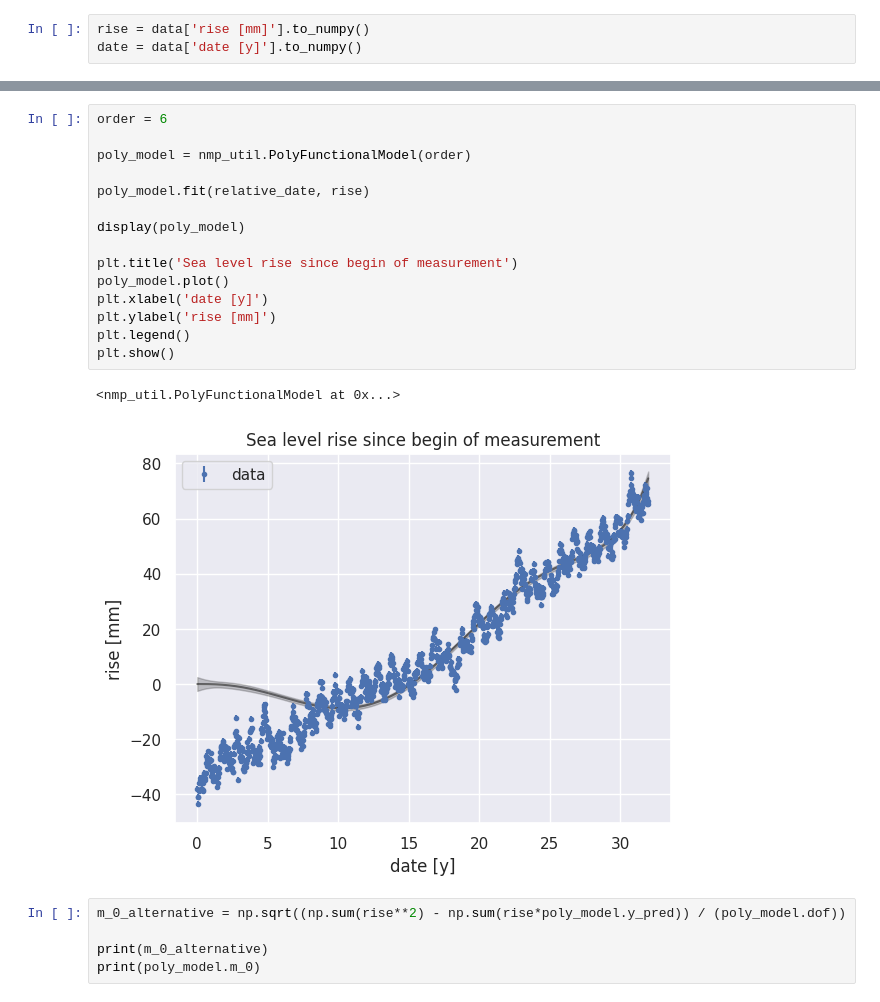
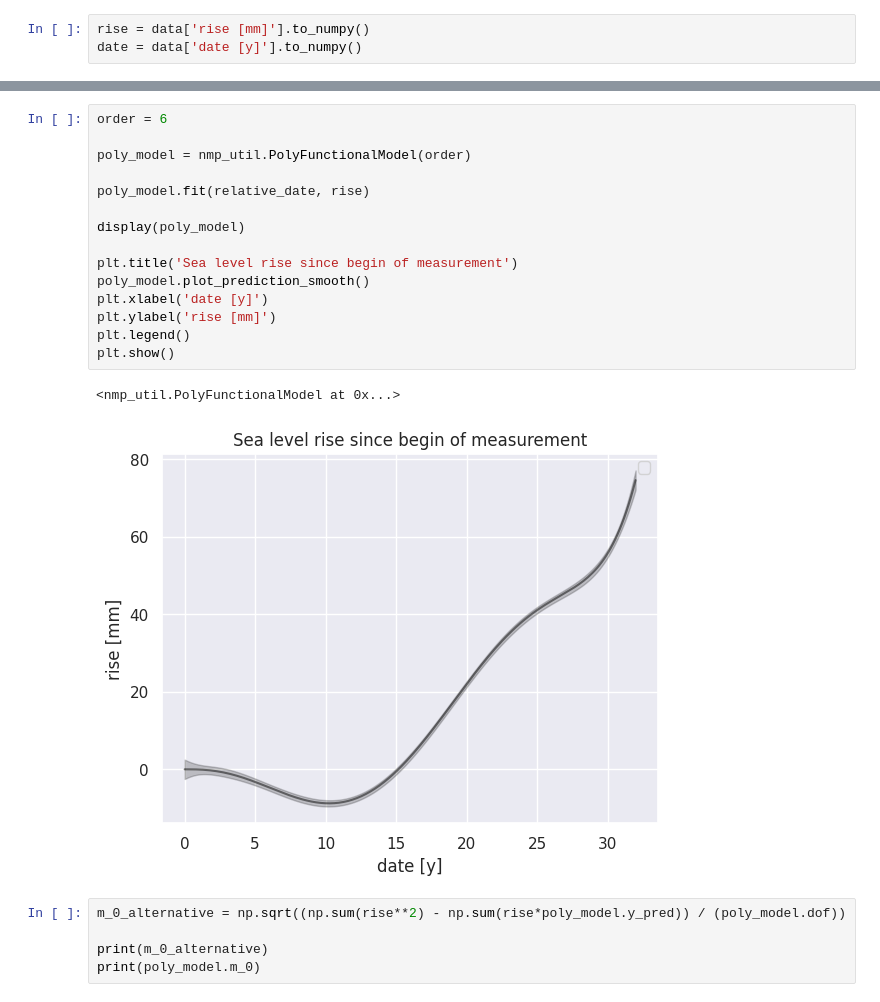
Before and after one commit to SecretGmG/nmp_exercises, a Jupyter notebook: serie3.ipynb, the cells around one changed output, grey strips where cells are left out. Cells and saved outputs as stored; diff of their text form.

```diff
--- a/serie3.ipynb
+++ b/serie3.ipynb
@@ -106,21 +106,21 @@ assert np.isclose(first_order.eval(x_center), y_center)
 # %%
 order = 6
 
 poly_model = nmp_util.PolyFunctionalModel(order)
 
 poly_model.fit(relative_date, rise)
 
 display(poly_model)
 
 plt.title('Sea level rise since begin of measurement')
-poly_model.plot()
+poly_model.plot_prediction_smooth()
 plt.xlabel('date [y]')
 plt.ylabel('rise [mm]')
 plt.legend()
 plt.show()
 # %% [output]
 <nmp_util.PolyFunctionalModel at 0x...>
-[figure, old version]
+[figure, new version]
 # %%
 m_0_alternative = np.sqrt((np.sum(rise**2) - np.sum(rise*poly_model.y_pred)) / (poly_model.dof))
 
```
Also changed, not shown: parts of 5 cells of this notebook, 10 other files.
